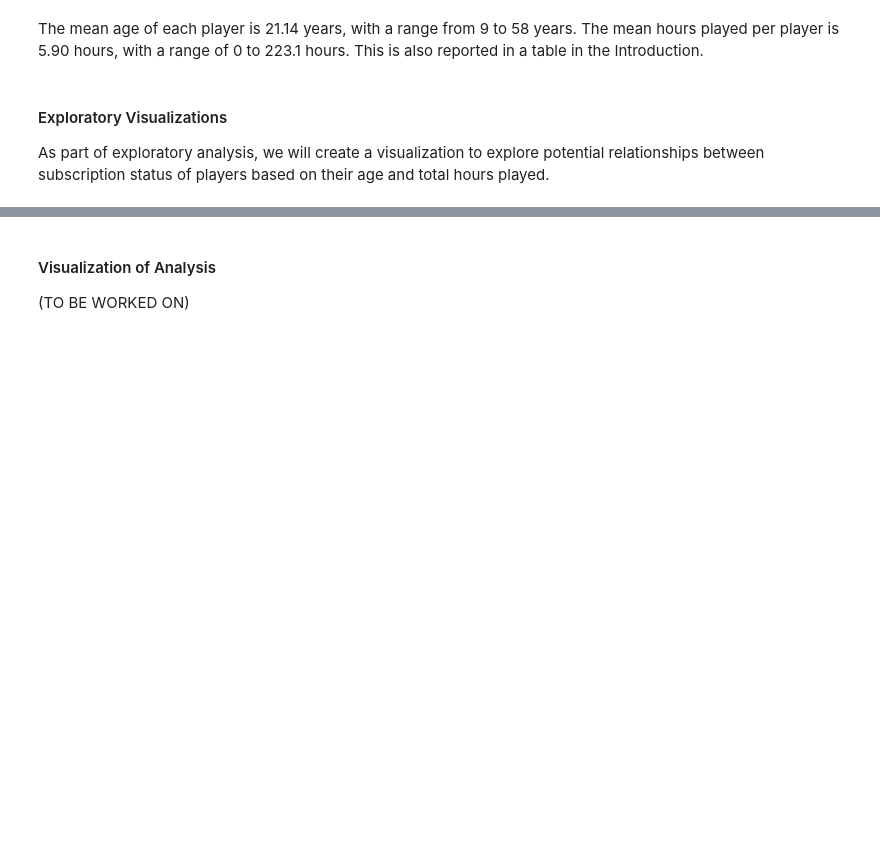
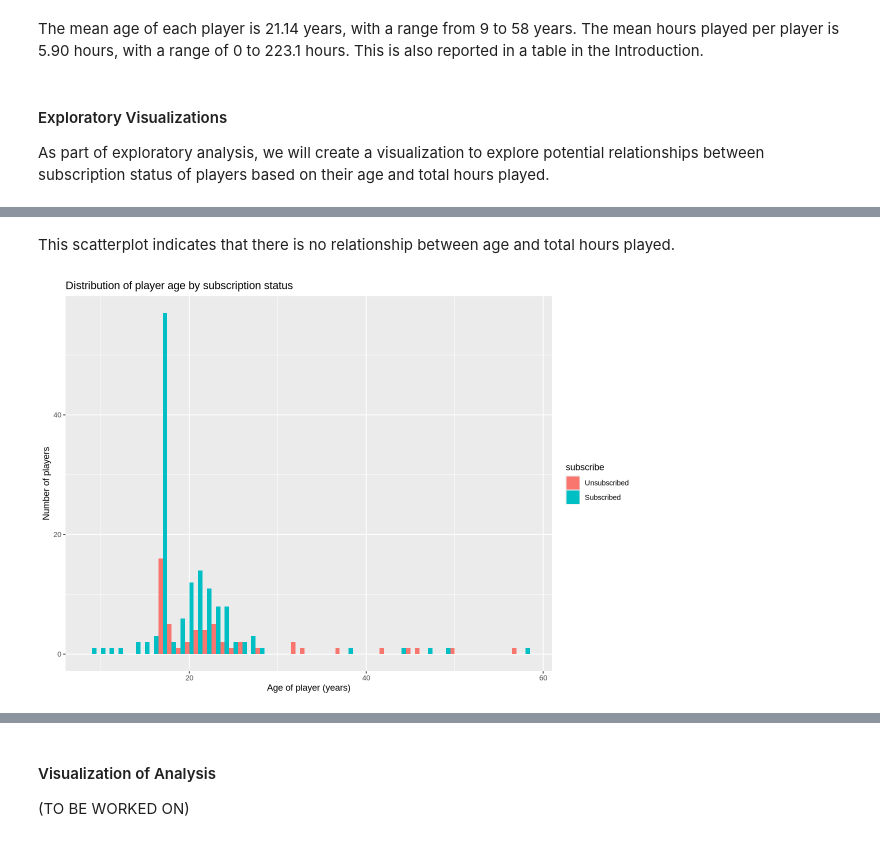
Before and after one commit to katelynteng/group_2_final_project, a Jupyter notebook: group_2_final_project.ipynb, the cells around one changed output, grey strips where cells are left out. Drawn from its saved outputs; the diff is of its cells as text; code cells hidden in the pictures; blank space fills up the shorter version.

```diff
--- a/group_2_final_project.ipynb
+++ b/group_2_final_project.ipynb
@@ -175,0 +193,11 @@ This scatterplot indicates that there is no relationship between age and total h
+# %% [markdown]
+This scatterplot indicates that there is no relationship between age and total hours played.
+# %%
+age_vs_subscribe <- players_data|>
+ggplot(aes(x=Age, fill=subscribe))+
+geom_histogram(binwidth=1,position="dodge")+
+labs(x="Age of player (years)", y="Number of players")+
+ggtitle("Distribution of player age by subscription status")
+age_vs_subscribe
+# %% [output]
+[figure, added]
```
Also changed, not shown: parts of 13 cells of this notebook.
